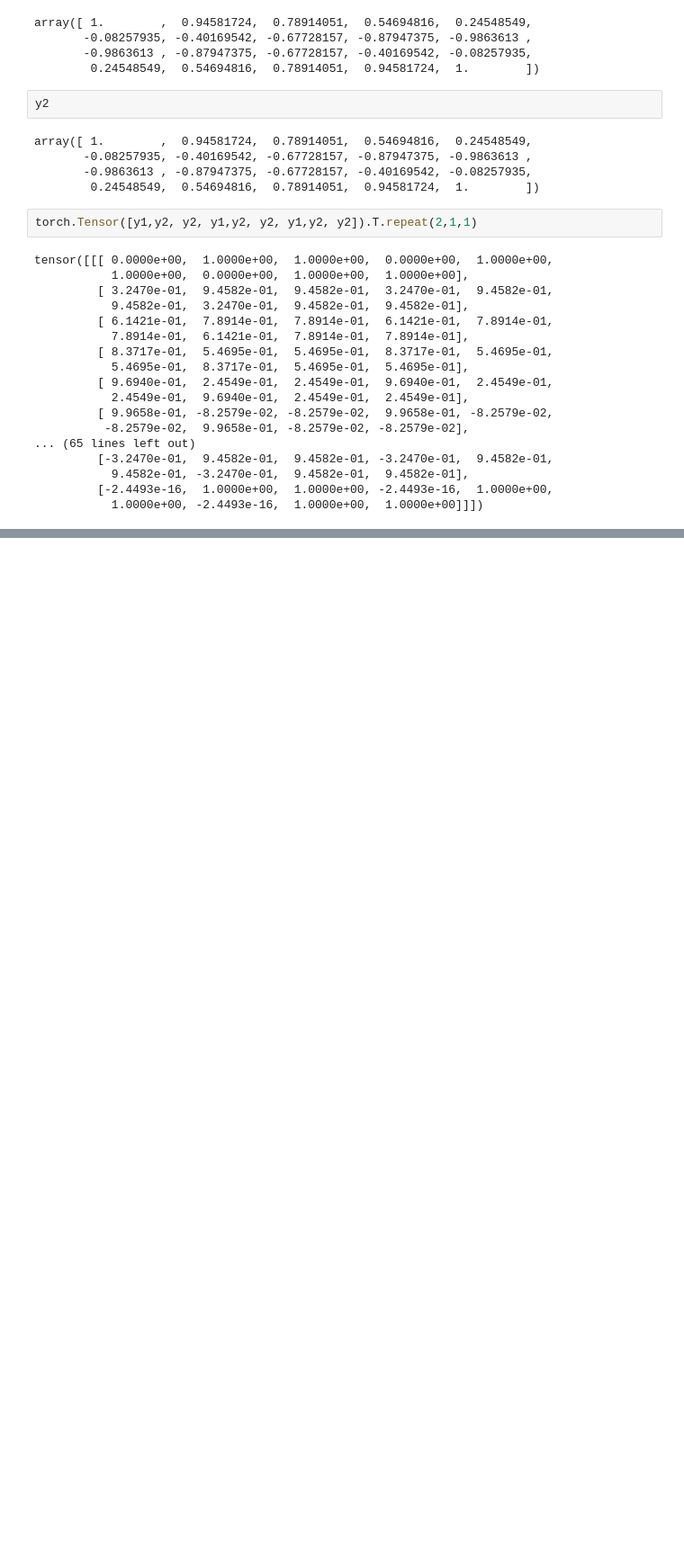
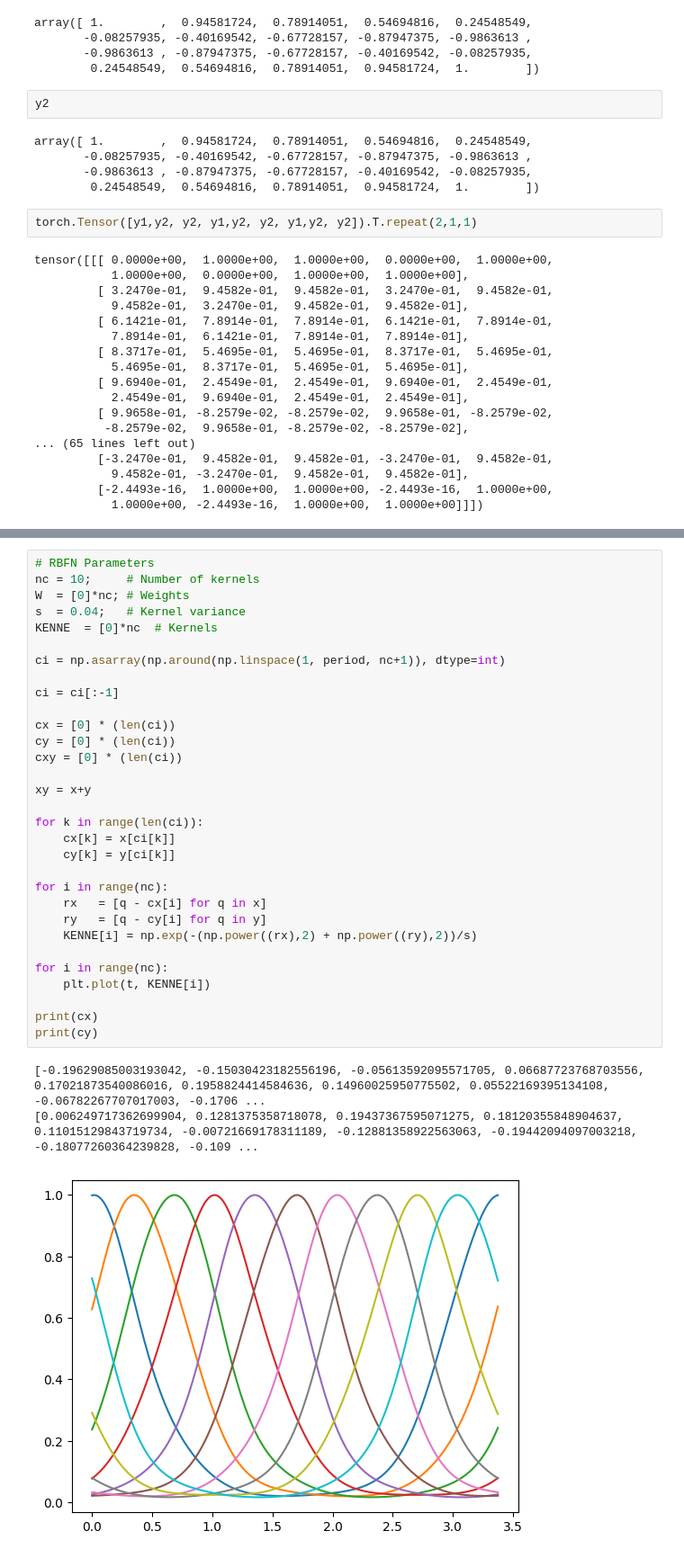
Before and after one commit to Leung555/OmniIsaacGymEnvs, a Jupyter notebook: omniisaacgymenvs/ES/notebook.ipynb, the cells around one changed output, grey strips where cells are left out. Shown: that part at 90% size. Cells and saved outputs as stored; diff of their text form; blank space fills up the shorter version.

```diff
--- a/omniisaacgymenvs/ES/notebook.ipynb
+++ b/omniisaacgymenvs/ES/notebook.ipynb
@@ -530,0 +579,35 @@ tensor([[[ 0.0000e+00,  1.0000e+00,  1.0000e+00,  0.0000e+00,  1.0000e+00,
+# %%
+# RBFN Parameters
+nc = 10;     # Number of kernels
+W  = [0]*nc; # Weights
+s  = 0.04;   # Kernel variance
+KENNE  = [0]*nc  # Kernels
+
+ci = np.asarray(np.around(np.linspace(1, period, nc+1)), dtype=int)
+
+ci = ci[:-1]
+
+cx = [0] * (len(ci))
+cy = [0] * (len(ci))
+cxy = [0] * (len(ci))
+
+xy = x+y
+
+for k in range(len(ci)):
+    cx[k] = x[ci[k]]
+    cy[k] = y[ci[k]]
+
+for i in range(nc):
+    rx   = [q - cx[i] for q in x]
+    ry   = [q - cy[i] for q in y]
+    KENNE[i] = np.exp(-(np.power((rx),2) + np.power((ry),2))/s)
+
+for i in range(nc):
+    plt.plot(t, KENNE[i])
+
+print(cx)
+print(cy)
+# %% [output]
+[-0.19629085003193042, -0.15030423182556196, -0.05613592095571705, 0.06687723768703556, 0.17021873540086016, 0.1958824414584636, 0.14960025950775502, 0.05522169395134108, -0.06782267707017003, -0.1706 ...
+[0.006249717362699904, 0.1281375358718078, 0.19437367595071275, 0.18120355848904637, 0.11015129843719734, -0.00721669178311189, -0.12881358922563063, -0.19442094097003218, -0.18077260364239828, -0.109 ...
+[figure, added]
```
Also changed, not shown: parts of 6 cells of this notebook, 1 other file.
